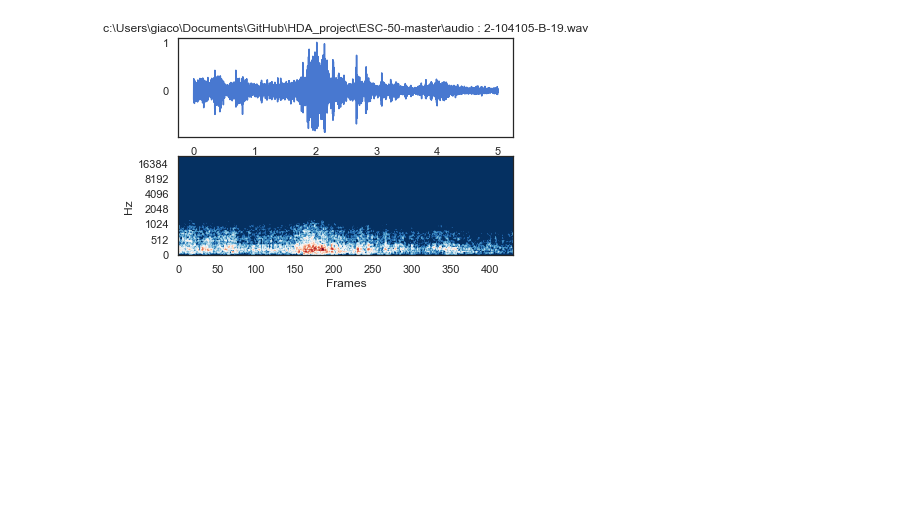
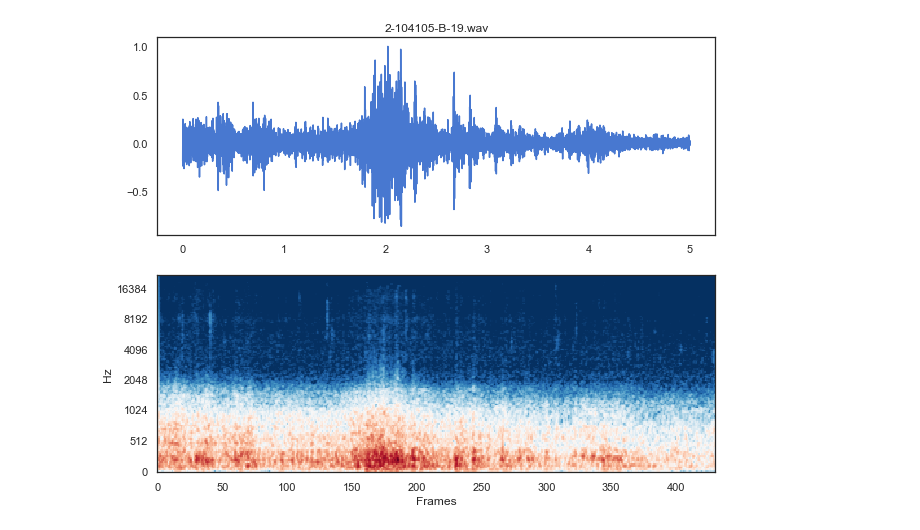
Before and after one commit to MaatVO/Environmental-Sound-Classification, a Jupyter notebook: esc50_analysis.ipynb, the cells around one changed output. Saved outputs shown, nothing was run; the diff lists cells and outputs as text; code cells hidden in the pictures; blank space fills up the shorter version.

Commit message:
summary
fixed clips data sctructure
fixed visualization of the mel spectrogram
fixed boxplot visualization partially

```diff
--- a/esc50_analysis.ipynb
+++ b/esc50_analysis.ipynb
@@ -25,13 +25,10 @@ class Clip:
 
         def __enter__(self):
             # Actual recordings are sometimes not frame accurate, so we trim/overlay to exactly 5 seconds
-            audio_segment = pydub.AudioSegment.from_file(self.path)
-            audio_segment = audio_segment.set_frame_rate(Clip.RATE).set_channels(1).set_sample_width(2)
-            audio_segment = audio_segment[:5000]  # Trim or overlay to exactly 5 seconds
-
-            self.data = pydub.AudioSegment.silent(duration=5000).overlay(audio_segment)
-            self.raw = (np.frombuffer(self.data.raw_data, dtype=np.int16) + 0.5) / (0x7FFF + 0.5)  # convert to float
-            return self
+            self.data = pydub.AudioSegment.silent(duration=5000)
+            self.data = self.data.overlay(pydub.AudioSegment.from_file(self.path)[0:5000])
+            self.raw = (np.frombuffer(self.data._data, dtype="int16") + 0.5) / (0x7FFF + 0.5)   # convert to float
+            return(self)
 
         def __exit__(self, exception_type, exception_value, traceback):
             if exception_type is not None:
@@ -83,7 +80,7 @@ class Clip:
         return audio.raw[(index * Clip.FRAME):(index+1) * Clip.FRAME]
 
     def __repr__(self):
-        return '<{0}/{1}>'.format(self.category, self.filename)
+        return '<{0}>'.format(self.filename)
 # %%
 import seaborn as sb
 sb.set(style="white", palette="muted")
@@ -93,32 +90,23 @@ random.seed(20150420)
 # %%
 import IPython.display
 
 # all_recordings = glob.glob('ESC-50-master/audio/*.wav')
 # ESC-50-master\audio\2-104105-B-19.wav
 all_recordings = glob.glob('ESC-50-master/audio/2-104105-B-19.wav')
 clip = Clip(all_recordings[random.randint(0, len(all_recordings) - 1)])
 
 with clip.audio as audio:
+    plt.figure(figsize=(10, 8))
     plt.subplot(2, 1, 1)
-    plt.title('{0} : {1}'.format(clip.category, clip.filename))
+    plt.title('{0}'.format(clip.filename))
     plt.plot(np.arange(0, len(audio.raw)) / 44100.0, audio.raw)
 
     plt.subplot(2, 1, 2)
-    librosa.display.specshow(clip.logamplitude, sr=44100, x_axis='frames', y_axis='mel', cmap='RdBu_r')
+    librosa.display.specshow(librosa.power_to_db(clip.melspectrogram, ref=np.max), sr=44100, x_axis='frames', y_axis='mel', cmap='RdBu_r')
+
     # change the height of the figure
 
-# with clip.audio as audio:
-#     plt.subplot(2, 1, 1)
-#     plt.title('{0} : {1}'.format(clip.category, clip.filename))
-#     plt.plot(np.arange(0, len(audio.raw)) / 44100.0, audio.raw)
-
-#     plt.subplot(2, 1, 2)
-#     librosa.display.specshow(clip.logamplitude, sr=44100, x_axis='frames', y_axis='mel', cmap='RdBu_r')
-#     plt.colorbar(format="%+2.0f dB")
-
-# plt.show()
-
 IPython.display.Audio(filename=clip.path, rate=Clip.RATE)
 # %% [output]
 [interactive output not drawn]
-[figure, old version]
+[figure, new version]
```
Also changed, not shown: parts of 5 cells of this notebook.
